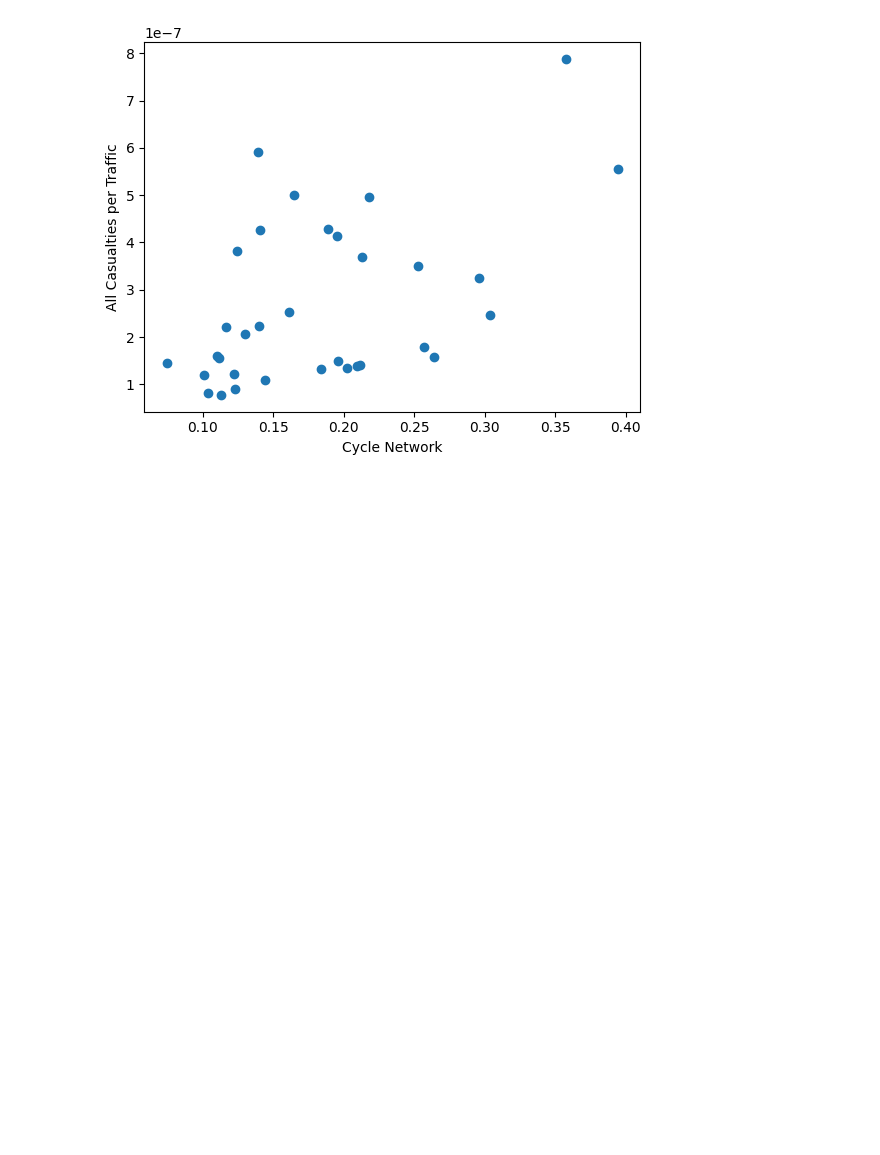
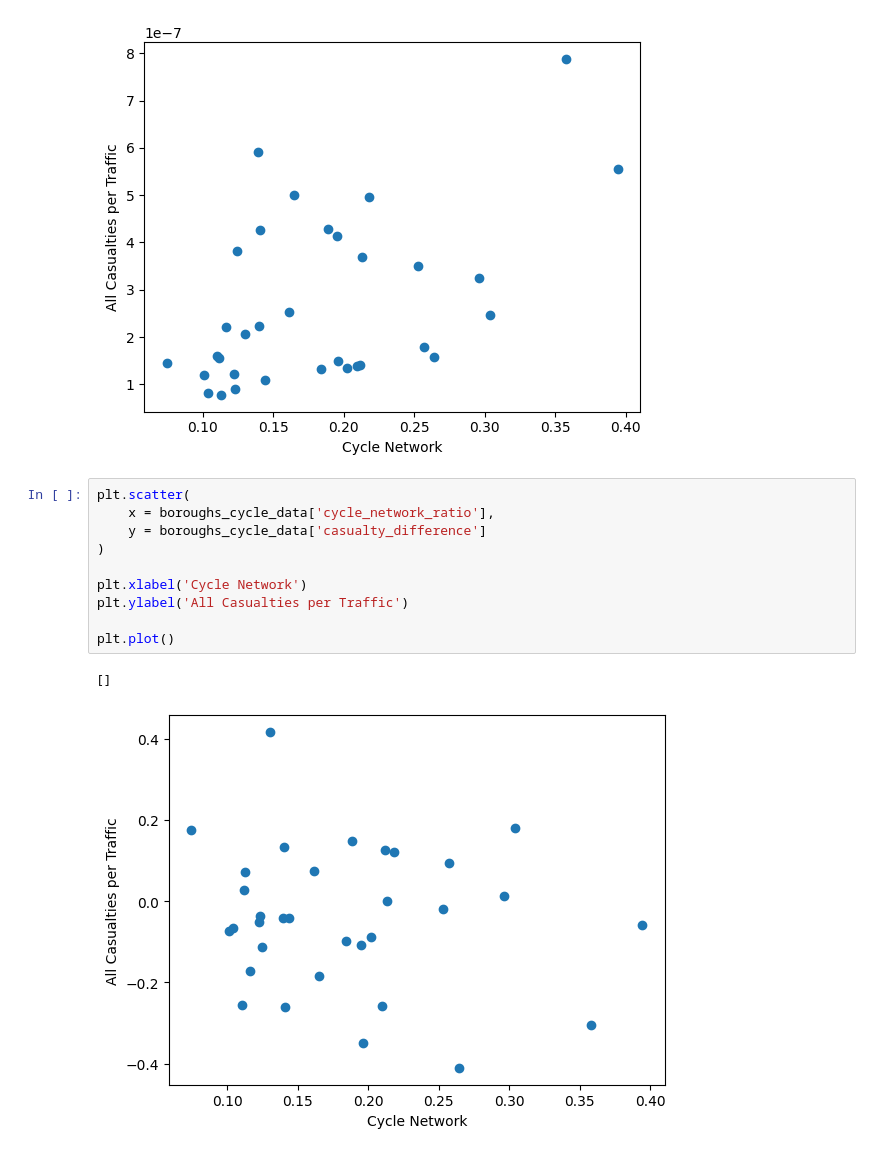
Before and after one commit to sokimura39/CUSP_Data_Dive, a Jupyter notebook: cycling_infrastructure.ipynb, the cells around one changed output. Cells and saved outputs as stored; diff of their text form; blank space fills up the shorter version.

```diff
--- a/cycling_infrastructure.ipynb
+++ b/cycling_infrastructure.ipynb
@@ -647,3 +719,16 @@ plt.plot()
 # %% [output]
 []
 [figure]
+# %%
+plt.scatter(
+    x = boroughs_cycle_data['cycle_network_ratio'],
+    y = boroughs_cycle_data['casualty_difference']
+)
+
+plt.xlabel('Cycle Network')
+plt.ylabel('All Casualties per Traffic')
+
+plt.plot()
+# %% [output]
+[]
+[figure, added]
```
Also changed, not shown: parts of 13 cells of this notebook, 3 other files.
